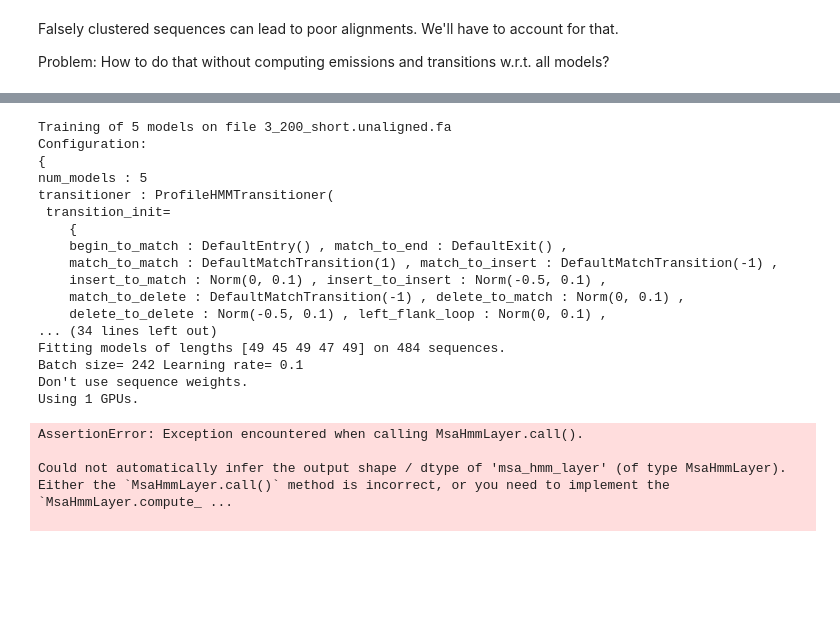
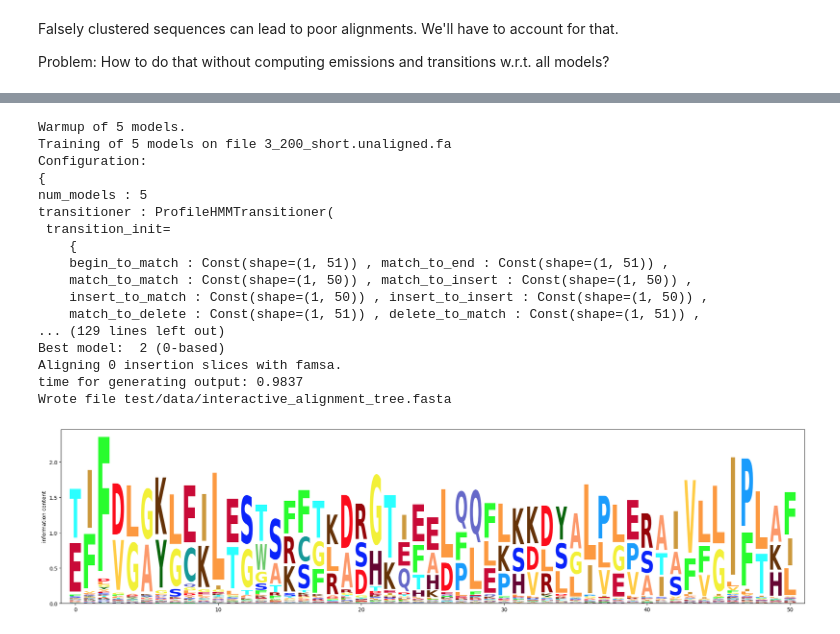
Before and after one commit to Gaius-Augustus/learnMSA, a Jupyter notebook: learnMSA_tree_demo.ipynb, the cells around one changed output, grey strips where cells are left out. Cells and saved outputs as stored; diff of their text form; code cells hidden in the pictures; blank space fills up the shorter version.

```diff
--- a/learnMSA_tree_demo.ipynb
+++ b/learnMSA_tree_demo.ipynb
@@ -105,55 +105,97 @@ def encoder_weight_extractor(encoder_model : tf.keras.Model):
          num_models = layer.num_models
    return [Initializers.ConstantInitializer(K)] + Initializers.make_LG_init(num_models)
 # %%
-surgery_runs = 1
+surgery_runs = 3
+warmup_epochs = 3
+use_tree_transitioner = True
 
 out_filename = "test/data/interactive_alignment_tree.fasta"
 with SequenceDataset(train_filename, fmt="fasta") as data:
+
+    # warmup without tree
+    # this quickly learns an initial profile
+    warmup_config = Configuration.make_default(num_models)
+    warmup_config["crop_long_seqs"] = int(np.ceil(2 * np.mean(data.seq_lens))) #comment out to disable cropping
+    warmup_config["len_mul"] = 1.
+    warmup_config["max_surgery_runs"] = 1
+    warmup_config["epochs"][0] = warmup_epochs
+
+    print("Warmup of", warmup_config["num_models"], "models.")
+
+    warmup_alignment_model = Align.fit_and_align(data, warmup_config, verbose=False)
+    warmup_emitter = warmup_alignment_model.msa_hmm_layer.cell.emitter[0]
+    warmup_transitioner = warmup_alignment_model.msa_hmm_layer.cell.transitioner
+
+    _, ax = plt.subplots(1, 1, figsize=(10, 5))
+    Visualize.plot_logo(warmup_alignment_model, 0, ax)
+
     config = Configuration.make_default(num_models,
                                         tree_handler=tree_handler,
                                         tree_loss_weight=1.,
-                                        use_tree_transitioner=True)
+                                        use_tree_transitioner=use_tree_transitioner)
 
+    # initialize with the warmup parameters
+    config["emitter"].emission_init = []
+    config["emitter"].insertion_init = []
+    config["transitioner"].transition_init = []
+    config["transitioner"].flank_init = []
+    for i in range(num_models):
+        config["emitter"].emission_init.append(Initializers.ConstantInitializer(warmup_emitter.emission_kernel[i].numpy()[np.newaxis,:,:]))
+        config["emitter"].insertion_init.append(Initializers.ConstantInitializer(warmup_emitter.insertion_kernel[i].numpy()[np.newaxis,:]))
+        trans_dict = {}
+        config["transitioner"].transition_init.append(trans_dict)
+        for key in warmup_transitioner.transition_kernel[0].keys():
+            K = warmup_transitioner.transition_kernel[i][key].numpy()
+            if use_tree_transitioner:
+                K = K[np.newaxis,:]
+            trans_dict[key] = Initializers.ConstantInitializer(K)
+        F = warmup_transitioner.flank_init_kernel[i].numpy()
+        if use_tree_transitioner:
+            F = F[np.newaxis,:]
+        config["transitioner"].flank_init.append(Initializers.ConstantInitializer(F))
+
+    config["emission_kernel_dummy"] = warmup_emitter.emission_init[0]
+    config["transition_kernel_dummy"] = warmup_transitioner.transition_init[0]
+    config["flank_init_kernel_dummy"] = warmup_transitioner.flank_init[0]
+
+    # main alignment with tree
     config["max_surgery_runs"] = surgery_runs
     config["len_mul"] = 1.0 if surgery_runs == 1 else 0.8
-    config["epochs"] = [10, 5, 10]
 
     # making these smaller than 50%, the default, is required to account for
     # insertions in smaller clusters or deletions in larger clusters
-    config["surgery_ins"] = 0.8
-    config["surgery_del"] = 0.2
+    # config["surgery_ins"] = 0.8
+    # config["surgery_del"] = 0.2
 
     config["crop_long_seqs"] = int(np.ceil(2 * np.mean(data.seq_lens))) #comment out to disable cropping
     config["encoder_weight_extractor"] = encoder_weight_extractor
     initial_model_length_callback = partial(Align.get_initial_model_lengths, random=False)
     alignment_model = Align.run_learnMSA(data,
                                         out_filename,
                                         config,
+                                        initial_model_length_callback=lambda data, config : warmup_emitter.lengths,
                                         verbose=True,
                                         align_insertions=True,
                                         A2M_output=False) #required to sum fastSP
 # %% [output]
+Warmup of 5 models.
 Training of 5 models on file 3_200_short.unaligned.fa
 Configuration:
 {
 num_models : 5
 transitioner : ProfileHMMTransitioner(
  transition_init=
     {
-    begin_to_match : DefaultEntry() , match_to_end : DefaultExit() ,
-    match_to_match : DefaultMatchTransition(1) , match_to_insert : DefaultMatchTransition(-1) ,
-    insert_to_match : Norm(0, 0.1) , insert_to_insert : Norm(-0.5, 0.1) ,
-    match_to_delete : DefaultMatchTransition(-1) , delete_to_match : Norm(0, 0.1) ,
-    delete_to_delete : Norm(-0.5, 0.1) , left_flank_loop : Norm(0, 0.1) ,
-... (34 lines left out)
-Fitting models of lengths [49 45 49 47 49] on 484 sequences.
-Batch size= 242 Learning rate= 0.1
-Don't use sequence weights.
-Using 1 GPUs.
+    begin_to_match : Const(shape=(1, 51)) , match_to_end : Const(shape=(1, 51)) ,
+    match_to_match : Const(shape=(1, 50)) , match_to_insert : Const(shape=(1, 50)) ,
+    insert_to_match : Const(shape=(1, 50)) , insert_to_insert : Const(shape=(1, 50)) ,
+    match_to_delete : Const(shape=(1, 51)) , delete_to_match : Const(shape=(1, 51)) ,
+... (129 lines left out)
+Best model:  2 (0-based)
+Aligning 0 insertion slices with famsa.
+time for generating output: 0.9837
+Wrote file test/data/interactive_alignment_tree.fasta
-AssertionError: Exception encountered when calling MsaHmmLayer.call().
-
-Could not automatically infer the output shape / dtype of 'msa_hmm_layer' (of type MsaHmmLayer). Either the `MsaHmmLayer.call()` method is incorrect, or you need to implement the `MsaHmmLayer.compute_ ...
-
+[figure, added]
 # %%
 num_clust = tree_handler.num_anc-1
 fig, axes = plt.subplots(num_clust, 1, figsize=(10, 5))
```
Also changed, not shown: parts of 10 cells of this notebook, 2 other files.
